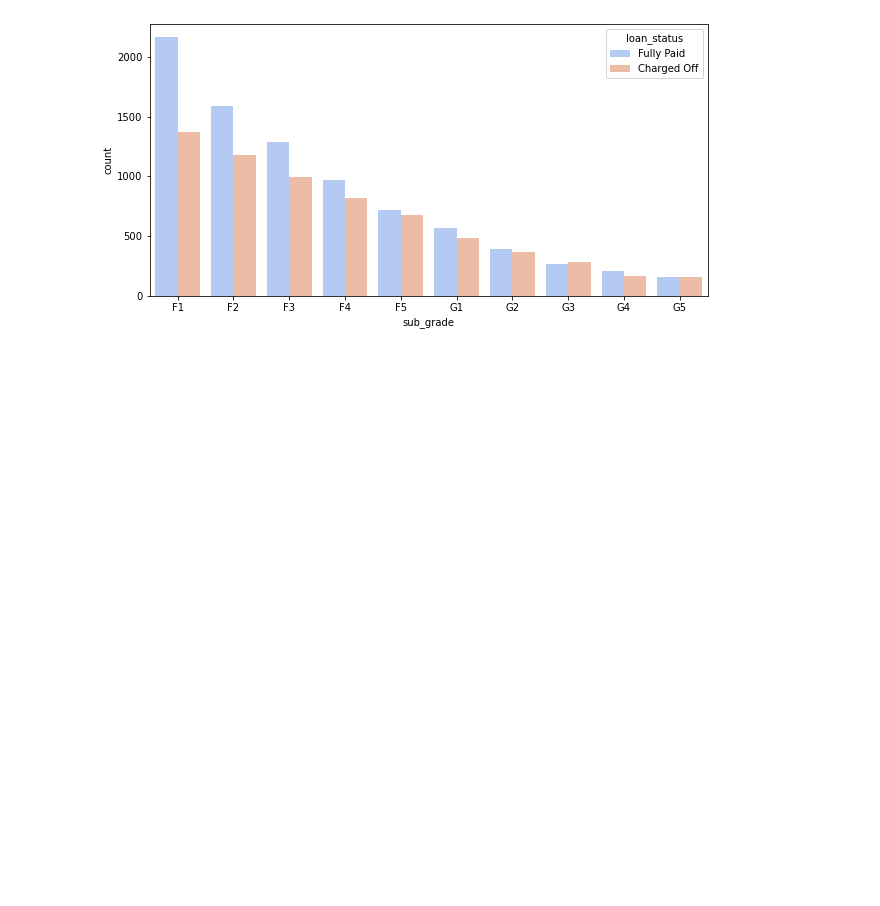
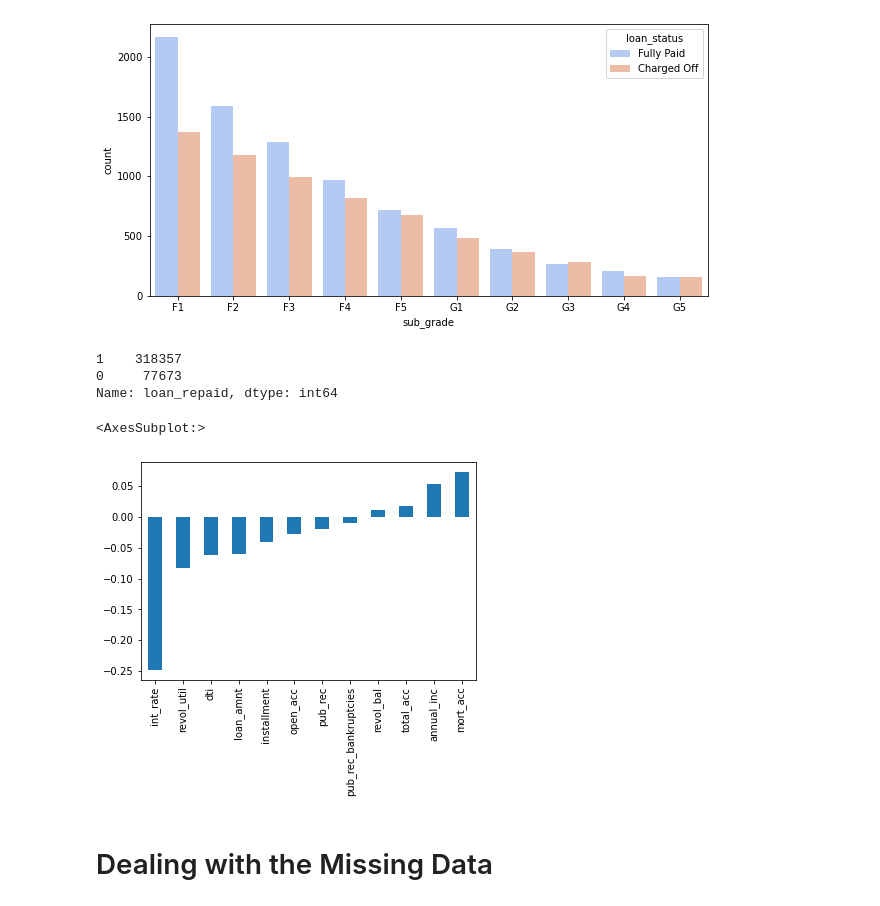
Before and after one commit to Naama000/TensorFlow-and-Keras, a Jupyter notebook: Solo Coding Keras Landing Club project.ipynb, the cells around one changed output. Cells and saved outputs as stored; diff of their text form; code cells hidden in the pictures; blank space fills up the shorter version.

Commit message:
treating missing values, not the end yet

```diff
--- a/Solo Coding Keras Landing Club project.ipynb
+++ b/Solo Coding Keras Landing Club project.ipynb
@@ -556,3 +624,18 @@ sns.countplot(data=f_g, x='sub_grade', order= f_g_order, hue = 'loan_status',pal
 # %% [output]
 <AxesSubplot:xlabel='sub_grade', ylabel='count'>
 [figure]
+# %%
+df['loan_repaid'] = df['loan_status'].map({'Fully Paid':1, 'Charged Off':0})
+# %%
+df['loan_repaid'].value_counts()
+# %% [output]
+1    318357
+0     77673
+Name: loan_repaid, dtype: int64
+# %%
+df.corr()['loan_repaid'][ :-1].sort_values().plot(kind = 'bar')
+# %% [output]
+<AxesSubplot:>
+[figure, added]
+# %% [markdown]
+# Dealing with the Missing Data
```
Also changed, not shown: parts of 58 cells of this notebook.
